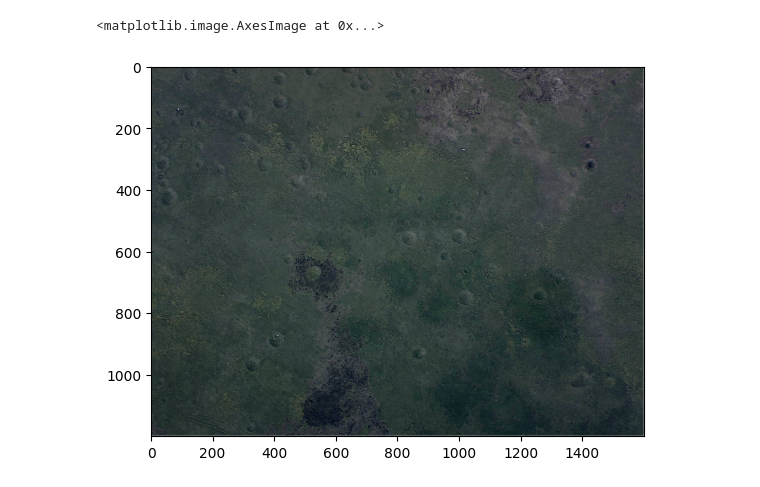
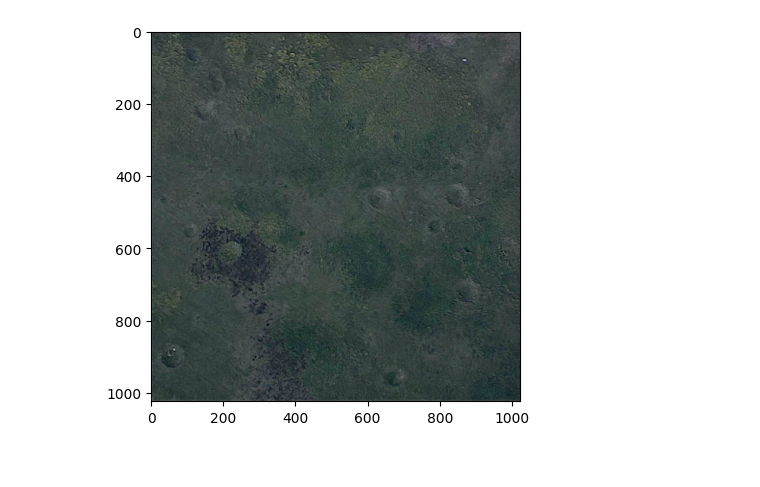
Before and after one commit to Shkraboom/Image-Dehazing-AOD-Net, a Jupyter notebook: notebooks/test_model.ipynb, the cells around one changed output. Cells and saved outputs as stored; diff of their text form; code cells hidden in the pictures.

```diff
--- a/notebooks/test_model.ipynb
+++ b/notebooks/test_model.ipynb
@@ -18,7 +20,7 @@ def dehaze(image_path):
     hazy_image = hazy_image.unsqueeze(0)
 
     model = DehazeModel()
-    model.load_state_dict(torch.load('/Users/daniilskrabo/Desktop/Practice STC/Image-Dehazing/data/weights/model_weights.pt', map_location = 'cpu'))
+    model.load_state_dict(torch.load('/Users/daniilskrabo/Desktop/Practice STC/Image-Dehazing/data/weights/model_weights_new.pt', map_location = 'cpu'))
 
     clear_image = model(hazy_image)
 
@@ -26,8 +28,8 @@ def dehaze(image_path):
 
     return clear_image.detach().numpy().squeeze(0).transpose(1, 2, 0)
 # %%
-clear_image = dehaze('/Users/daniilskrabo/Desktop/Practice STC/Image-Dehazing/04.12222.jpg')
+clear_image = dehaze('/Users/daniilskrabo/Desktop/Practice STC/Image-Dehazing/photo_2024-06-26 18.08.00.jpeg')
 plt.imshow(clear_image)
+plt.imsave('example.png', clear_image)
 # %% [output]
-<matplotlib.image.AxesImage at 0x...>
-[figure, old version]
+[figure, new version]
```
Also changed, not shown: parts of 1 cell of this notebook, 56 other files.
